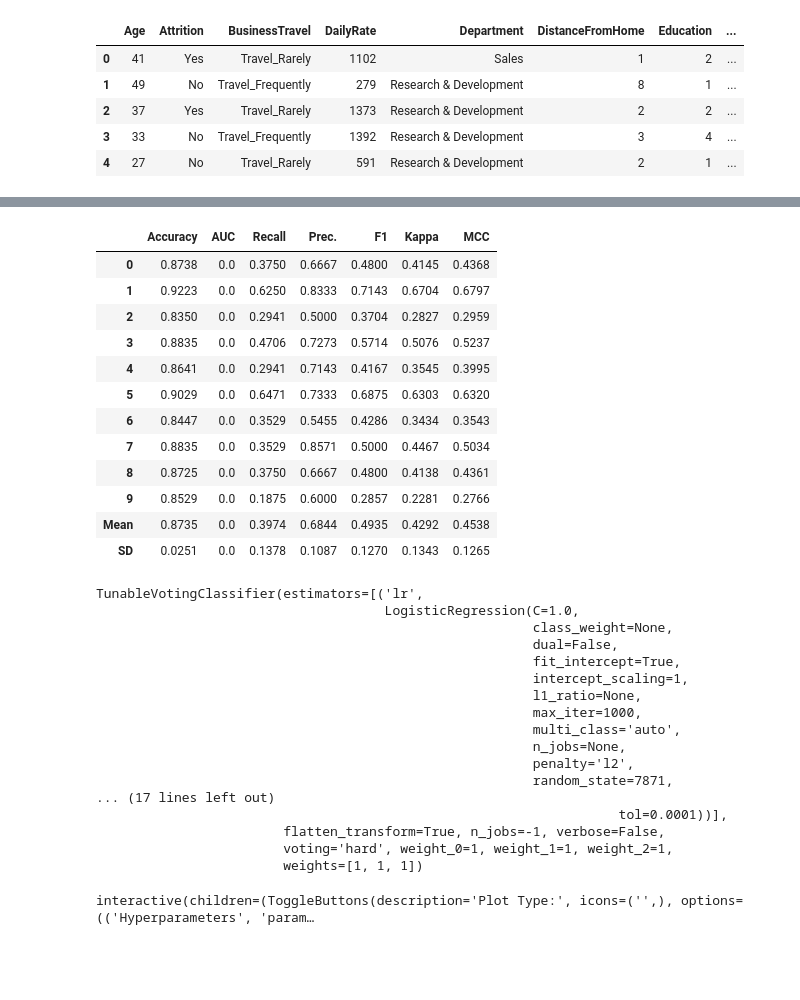
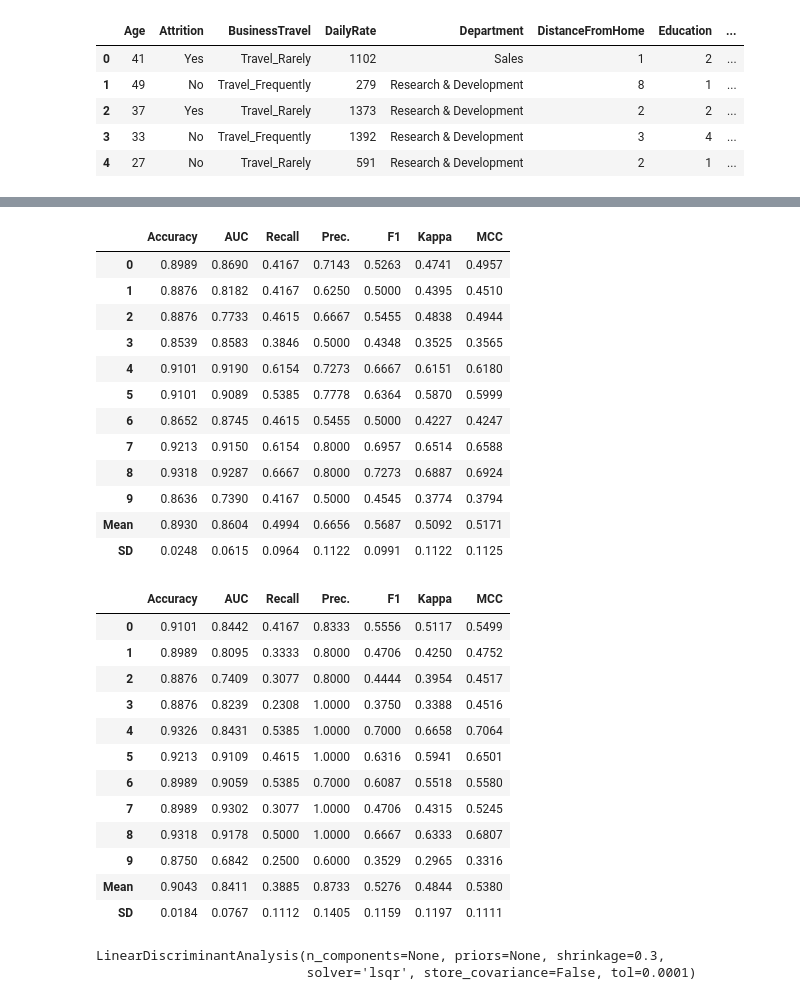
Before and after one commit to Oufattole/HR-Attrition, a Jupyter notebook: Predicting_employee_attrition.ipynb, the cells around one changed output, grey strips where cells are left out. Saved outputs shown, nothing was run; the diff lists cells and outputs as text; code cells hidden in the pictures; blank space fills up the shorter version.

```diff
--- a/Predicting_employee_attrition.ipynb
+++ b/Predicting_employee_attrition.ipynb
@@ -162,37 +167,0 @@ ridge = create_model("ridge")
-# %%
-blend_models(estimator_list = [lr, ridge, qda], optimize = "AUC")
-# %% [output]
-|  | Accuracy | AUC | Recall | Prec. | F1 | Kappa | MCC |
-| 0 | 0.8738 | 0.0 | 0.3750 | 0.6667 | 0.4800 | 0.4145 | 0.4368 |
-| 1 | 0.9223 | 0.0 | 0.6250 | 0.8333 | 0.7143 | 0.6704 | 0.6797 |
-| 2 | 0.8350 | 0.0 | 0.2941 | 0.5000 | 0.3704 | 0.2827 | 0.2959 |
-| 3 | 0.8835 | 0.0 | 0.4706 | 0.7273 | 0.5714 | 0.5076 | 0.5237 |
-| 4 | 0.8641 | 0.0 | 0.2941 | 0.7143 | 0.4167 | 0.3545 | 0.3995 |
-| 5 | 0.9029 | 0.0 | 0.6471 | 0.7333 | 0.6875 | 0.6303 | 0.6320 |
-| 6 | 0.8447 | 0.0 | 0.3529 | 0.5455 | 0.4286 | 0.3434 | 0.3543 |
-| 7 | 0.8835 | 0.0 | 0.3529 | 0.8571 | 0.5000 | 0.4467 | 0.5034 |
-| 8 | 0.8725 | 0.0 | 0.3750 | 0.6667 | 0.4800 | 0.4138 | 0.4361 |
-| 9 | 0.8529 | 0.0 | 0.1875 | 0.6000 | 0.2857 | 0.2281 | 0.2766 |
-| Mean | 0.8735 | 0.0 | 0.3974 | 0.6844 | 0.4935 | 0.4292 | 0.4538 |
-| SD | 0.0251 | 0.0 | 0.1378 | 0.1087 | 0.1270 | 0.1343 | 0.1265 |
-TunableVotingClassifier(estimators=[('lr',
-                                     LogisticRegression(C=1.0,
-                                                        class_weight=None,
-                                                        dual=False,
-                                                        fit_intercept=True,
-                                                        intercept_scaling=1,
-                                                        l1_ratio=None,
-                                                        max_iter=1000,
-                                                        multi_class='auto',
-                                                        n_jobs=None,
-                                                        penalty='l2',
-                                                        random_state=7871,
-... (17 lines left out)
-                                                                   tol=0.0001))],
-                        flatten_transform=True, n_jobs=-1, verbose=False,
-                        voting='hard', weight_0=1, weight_1=1, weight_2=1,
-                        weights=[1, 1, 1])
-# %%
-evaluate_model(best)
-# %% [output]
-interactive(children=(ToggleButtons(description='Plot Type:', icons=('',), options=(('Hyperparameters', 'param…
@@ -209,0 +168,34 @@ preds = clf.predict(X_test)
+# %%
+lda = create_model("lda")
+# %% [output]
+|  | Accuracy | AUC | Recall | Prec. | F1 | Kappa | MCC |
+| 0 | 0.8989 | 0.8690 | 0.4167 | 0.7143 | 0.5263 | 0.4741 | 0.4957 |
+| 1 | 0.8876 | 0.8182 | 0.4167 | 0.6250 | 0.5000 | 0.4395 | 0.4510 |
+| 2 | 0.8876 | 0.7733 | 0.4615 | 0.6667 | 0.5455 | 0.4838 | 0.4944 |
+| 3 | 0.8539 | 0.8583 | 0.3846 | 0.5000 | 0.4348 | 0.3525 | 0.3565 |
+| 4 | 0.9101 | 0.9190 | 0.6154 | 0.7273 | 0.6667 | 0.6151 | 0.6180 |
+| 5 | 0.9101 | 0.9089 | 0.5385 | 0.7778 | 0.6364 | 0.5870 | 0.5999 |
+| 6 | 0.8652 | 0.8745 | 0.4615 | 0.5455 | 0.5000 | 0.4227 | 0.4247 |
+| 7 | 0.9213 | 0.9150 | 0.6154 | 0.8000 | 0.6957 | 0.6514 | 0.6588 |
+| 8 | 0.9318 | 0.9287 | 0.6667 | 0.8000 | 0.7273 | 0.6887 | 0.6924 |
+| 9 | 0.8636 | 0.7390 | 0.4167 | 0.5000 | 0.4545 | 0.3774 | 0.3794 |
+| Mean | 0.8930 | 0.8604 | 0.4994 | 0.6656 | 0.5687 | 0.5092 | 0.5171 |
+| SD | 0.0248 | 0.0615 | 0.0964 | 0.1122 | 0.0991 | 0.1122 | 0.1125 |
+# %%
+tune_model(lda, n_iter = 50, optimize = "Accuracy")
+# %% [output]
+|  | Accuracy | AUC | Recall | Prec. | F1 | Kappa | MCC |
+| 0 | 0.9101 | 0.8442 | 0.4167 | 0.8333 | 0.5556 | 0.5117 | 0.5499 |
+| 1 | 0.8989 | 0.8095 | 0.3333 | 0.8000 | 0.4706 | 0.4250 | 0.4752 |
+| 2 | 0.8876 | 0.7409 | 0.3077 | 0.8000 | 0.4444 | 0.3954 | 0.4517 |
+| 3 | 0.8876 | 0.8239 | 0.2308 | 1.0000 | 0.3750 | 0.3388 | 0.4516 |
+| 4 | 0.9326 | 0.8431 | 0.5385 | 1.0000 | 0.7000 | 0.6658 | 0.7064 |
+| 5 | 0.9213 | 0.9109 | 0.4615 | 1.0000 | 0.6316 | 0.5941 | 0.6501 |
+| 6 | 0.8989 | 0.9059 | 0.5385 | 0.7000 | 0.6087 | 0.5518 | 0.5580 |
+| 7 | 0.8989 | 0.9302 | 0.3077 | 1.0000 | 0.4706 | 0.4315 | 0.5245 |
+| 8 | 0.9318 | 0.9178 | 0.5000 | 1.0000 | 0.6667 | 0.6333 | 0.6807 |
+| 9 | 0.8750 | 0.6842 | 0.2500 | 0.6000 | 0.3529 | 0.2965 | 0.3316 |
+| Mean | 0.9043 | 0.8411 | 0.3885 | 0.8733 | 0.5276 | 0.4844 | 0.5380 |
+| SD | 0.0184 | 0.0767 | 0.1112 | 0.1405 | 0.1159 | 0.1197 | 0.1111 |
+LinearDiscriminantAnalysis(n_components=None, priors=None, shrinkage=0.3,
+                           solver='lsqr', store_covariance=False, tol=0.0001)
```
Also changed, not shown: parts of 24 cells of this notebook.
